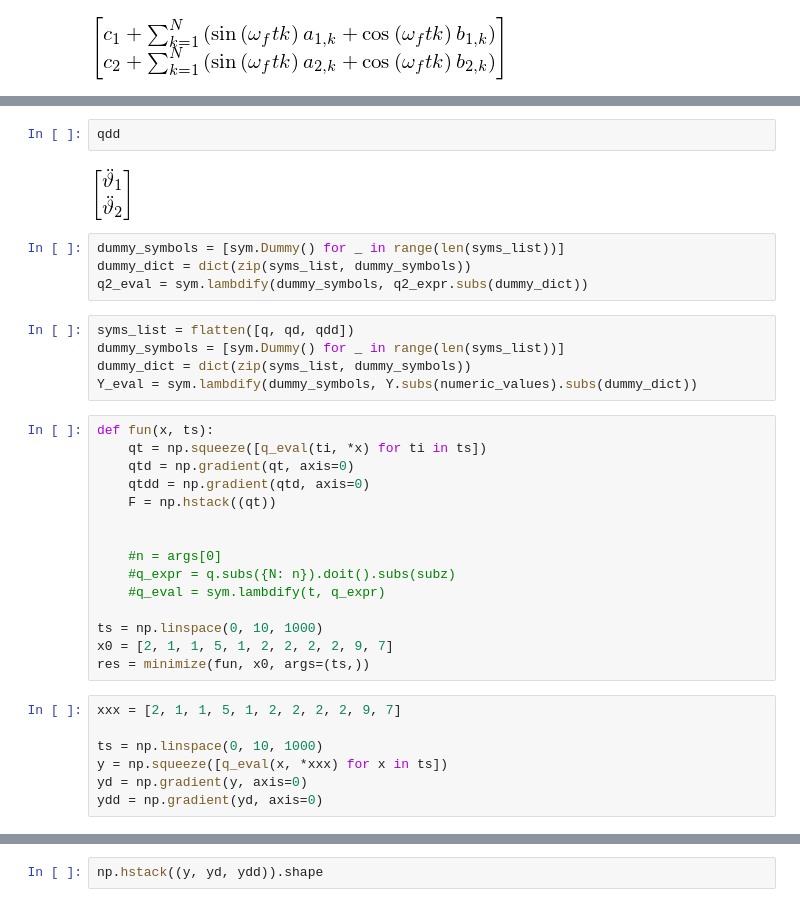
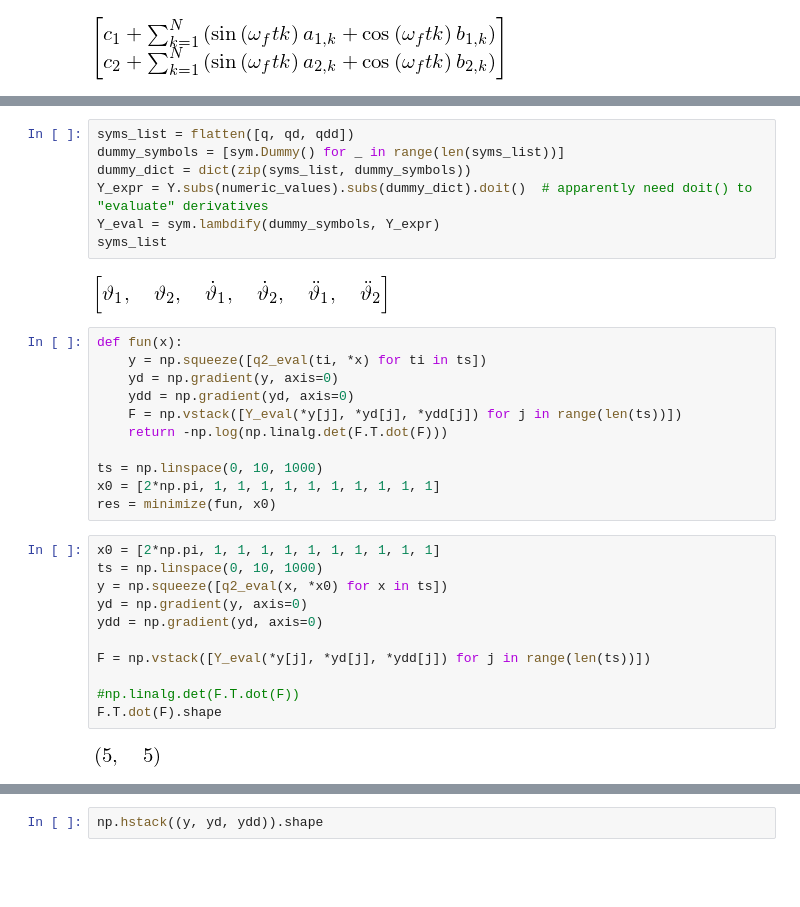
Before and after one commit to kschwan/twolink, a Jupyter notebook: twolink.ipynb, the cells around one changed output, grey strips where cells are left out. Saved outputs shown, nothing was run; the diff lists cells and outputs as text; blank space fills up the shorter version.

```diff
--- a/twolink.ipynb
+++ b/twolink.ipynb
@@ -451,40 +451,38 @@ syms_list = [t, wf] + syms_a + syms_b + syms_c
 syms_list
 # %% [output]
 [figure]
-# %%
-qdd
-# %% [output]
-[figure, removed]
 # %%
+syms_list = flatten([q, qd, qdd])
 dummy_symbols = [sym.Dummy() for _ in range(len(syms_list))]
 dummy_dict = dict(zip(syms_list, dummy_symbols))
-q2_eval = sym.lambdify(dummy_symbols, q2_expr.subs(dummy_dict))
+Y_expr = Y.subs(numeric_values).subs(dummy_dict).doit()  # apparently need doit() to "evaluate" derivatives
+Y_eval = sym.lambdify(dummy_symbols, Y_expr)
+syms_list
+# %% [output]
+[figure, added]
-# %%
-syms_list = flatten([q, qd, qdd])
-dummy_symbols = [sym.Dummy() for _ in range(len(syms_list))]
-dummy_dict = dict(zip(syms_list, dummy_symbols))
-Y_eval = sym.lambdify(dummy_symbols, Y.subs(numeric_values).subs(dummy_dict))
 # %%
-def fun(x, ts):
-    qt = np.squeeze([q_eval(ti, *x) for ti in ts])
-    qtd = np.gradient(qt, axis=0)
-    qtdd = np.gradient(qtd, axis=0)
-    F = np.hstack((qt))
-
-
-    #n = args[0]
-    #q_expr = q.subs({N: n}).doit().subs(subz)
-    #q_eval = sym.lambdify(t, q_expr)
+def fun(x):
+    y = np.squeeze([q2_eval(ti, *x) for ti in ts])
+    yd = np.gradient(y, axis=0)
+    ydd = np.gradient(yd, axis=0)
+    F = np.vstack([Y_eval(*y[j], *yd[j], *ydd[j]) for j in range(len(ts))])
+    return -np.log(np.linalg.det(F.T.dot(F)))
 
 ts = np.linspace(0, 10, 1000)
-x0 = [2, 1, 1, 5, 1, 2, 2, 2, 2, 9, 7]
-res = minimize(fun, x0, args=(ts,))
+x0 = [2*np.pi, 1, 1, 1, 1, 1, 1, 1, 1, 1, 1]
+res = minimize(fun, x0)
 # %%
-xxx = [2, 1, 1, 5, 1, 2, 2, 2, 2, 9, 7]
-
+x0 = [2*np.pi, 1, 1, 1, 1, 1, 1, 1, 1, 1, 1]
 ts = np.linspace(0, 10, 1000)
-y = np.squeeze([q_eval(x, *xxx) for x in ts])
+y = np.squeeze([q2_eval(x, *x0) for x in ts])
 yd = np.gradient(y, axis=0)
 ydd = np.gradient(yd, axis=0)
+
+F = np.vstack([Y_eval(*y[j], *yd[j], *ydd[j]) for j in range(len(ts))])
+
+#np.linalg.det(F.T.dot(F))
+F.T.dot(F).shape
+# %% [output]
+[figure, added]
 # %%
 plt.plot(ts, y)
```
Also changed, not shown: parts of 10 cells of this notebook.
